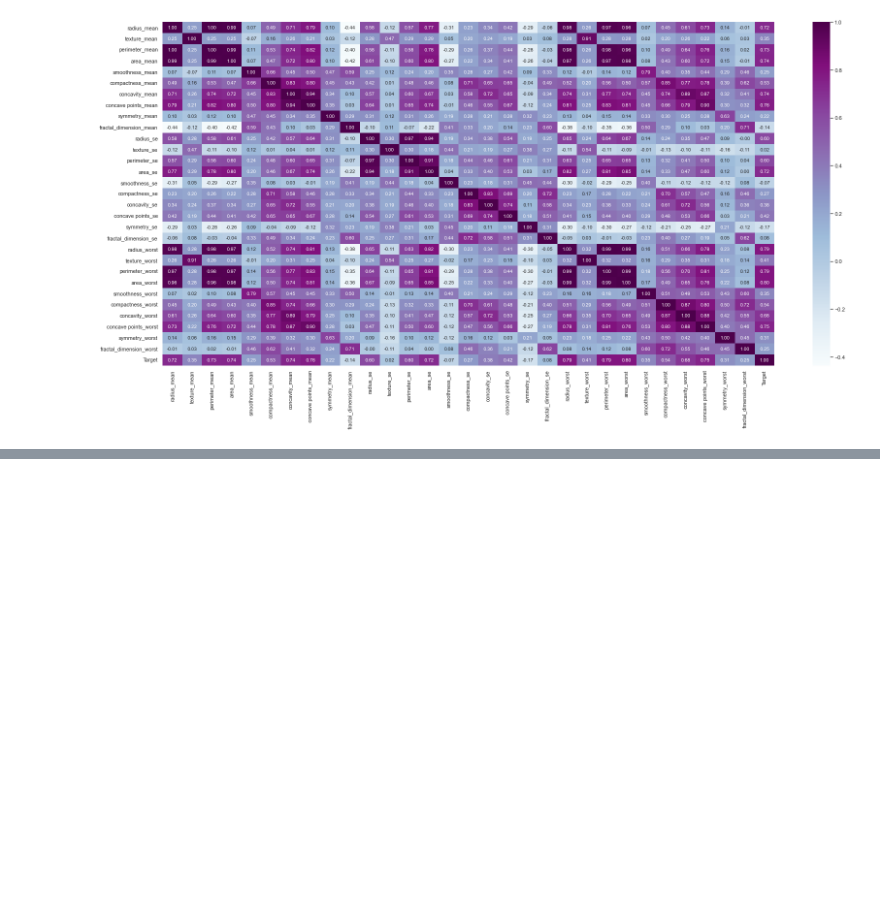
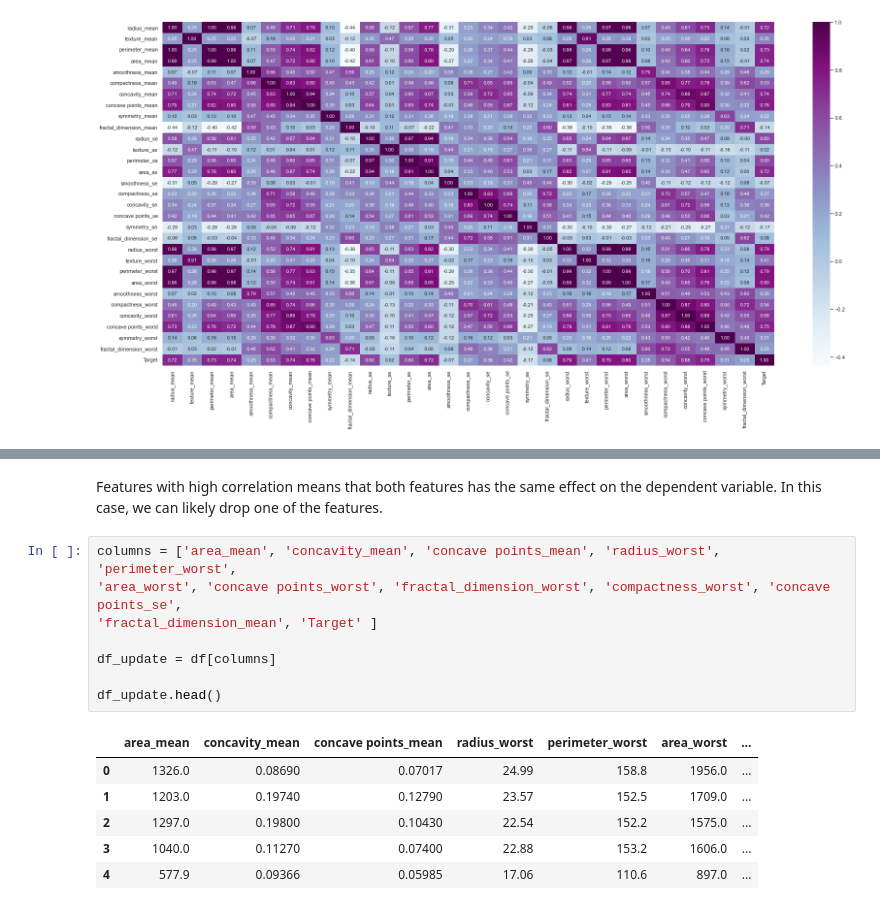
Before and after one commit to JudsonMorgan/Breast-cancer-prediction, a Jupyter notebook: Modelling.ipynb, the cells around one changed output, grey strips where cells are left out. Drawn from its saved outputs; the diff is of its cells as text; blank space fills up the shorter version.

```diff
--- a/Modelling.ipynb
+++ b/Modelling.ipynb
@@ -152,0 +166,17 @@ plt.show()
+# %% [markdown]
+Features with high correlation means that both features has the same effect on the dependent variable. In this case, we can likely drop one of the features.
+# %%
+columns = ['area_mean', 'concavity_mean', 'concave points_mean', 'radius_worst', 'perimeter_worst',
+'area_worst', 'concave points_worst', 'fractal_dimension_worst', 'compactness_worst', 'concave points_se',
+'fractal_dimension_mean', 'Target' ]
+
+df_update = df[columns]
+
+df_update.head()
+# %% [output]
+|  | area_mean | concavity_mean | concave points_mean | radius_worst | perimeter_worst | area_worst | ... |
+| 0 | 1326.0 | 0.08690 | 0.07017 | 24.99 | 158.8 | 1956.0 | ... |
+| 1 | 1203.0 | 0.19740 | 0.12790 | 23.57 | 152.5 | 1709.0 | ... |
+| 2 | 1297.0 | 0.19800 | 0.10430 | 22.54 | 152.2 | 1575.0 | ... |
+| 3 | 1040.0 | 0.11270 | 0.07400 | 22.88 | 153.2 | 1606.0 | ... |
+| 4 | 577.9 | 0.09366 | 0.05985 | 17.06 | 110.6 | 897.0 | ... |
```
Also changed, not shown: parts of 11 cells of this notebook.
